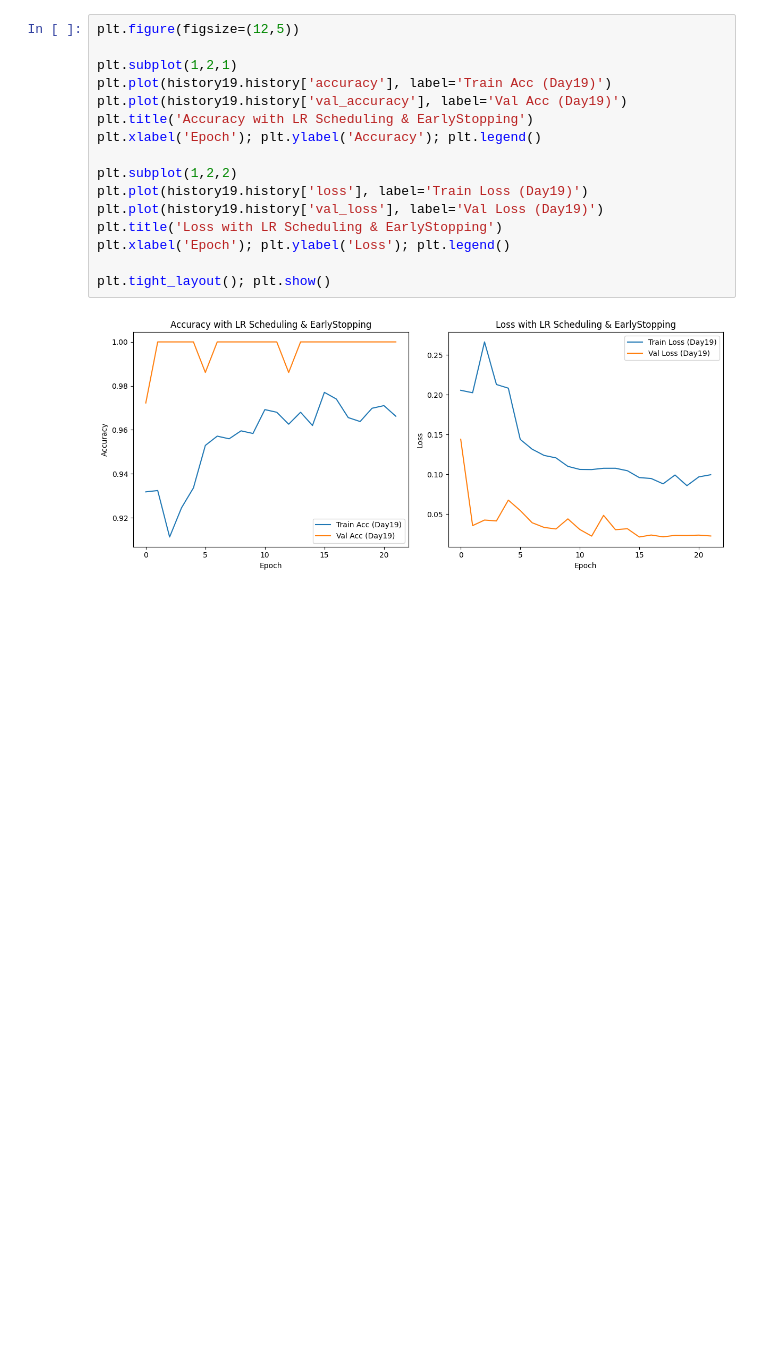
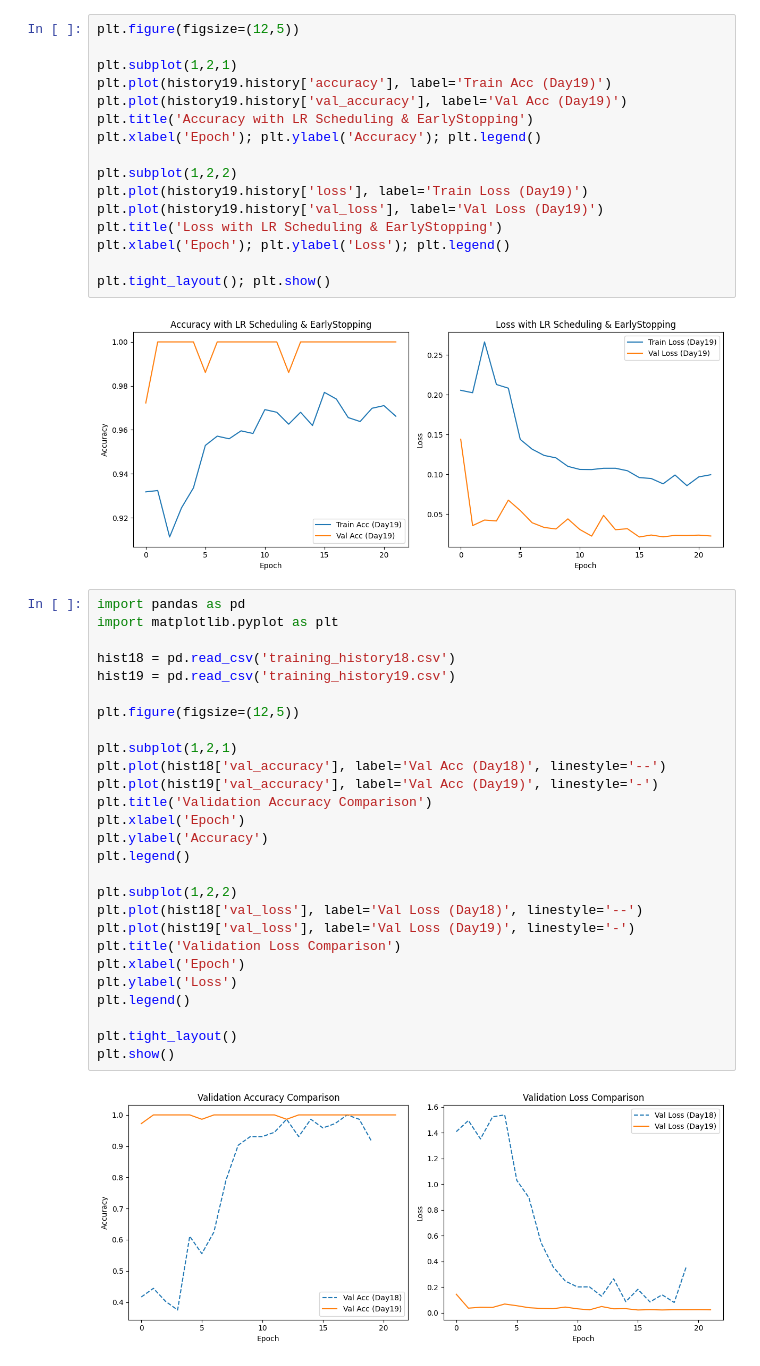
Before and after one commit to bulentkipcak/computer-vision-internship-2025, a Jupyter notebook: notebooks/neu_defect_classification.ipynb, the cells around one changed output. Saved outputs shown, nothing was run; the diff lists cells and outputs as text; blank space fills up the shorter version.

Commit message:
model comparison (day18 vs day19) and test predictions visualization

```diff
--- a/notebooks/neu_defect_classification.ipynb
+++ b/notebooks/neu_defect_classification.ipynb
@@ -424,3 +424,32 @@ plt.xlabel('Epoch'); plt.ylabel('Loss'); plt.legend()
 plt.tight_layout(); plt.show()
 # %% [output]
 [figure]
+# %%
+import pandas as pd
+import matplotlib.pyplot as plt
+
+hist18 = pd.read_csv('training_history18.csv')
+hist19 = pd.read_csv('training_history19.csv')
+
+plt.figure(figsize=(12,5))
+
+plt.subplot(1,2,1)
+plt.plot(hist18['val_accuracy'], label='Val Acc (Day18)', linestyle='--')
+plt.plot(hist19['val_accuracy'], label='Val Acc (Day19)', linestyle='-')
+plt.title('Validation Accuracy Comparison')
+plt.xlabel('Epoch')
+plt.ylabel('Accuracy')
+plt.legend()
+
+plt.subplot(1,2,2)
+plt.plot(hist18['val_loss'], label='Val Loss (Day18)', linestyle='--')
+plt.plot(hist19['val_loss'], label='Val Loss (Day19)', linestyle='-')
+plt.title('Validation Loss Comparison')
+plt.xlabel('Epoch')
+plt.ylabel('Loss')
+plt.legend()
+
+plt.tight_layout()
+plt.show()
+# %% [output]
+[figure, added]
```
Also changed, not shown: parts of 4 cells of this notebook, 2 other files.
